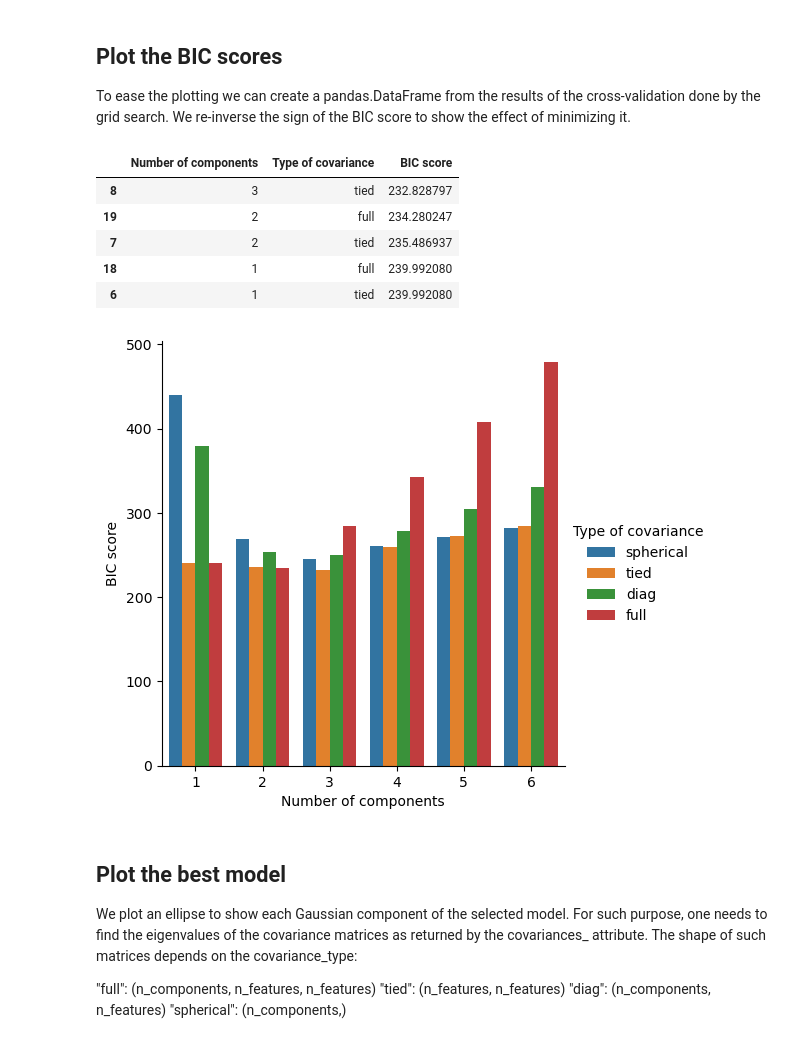
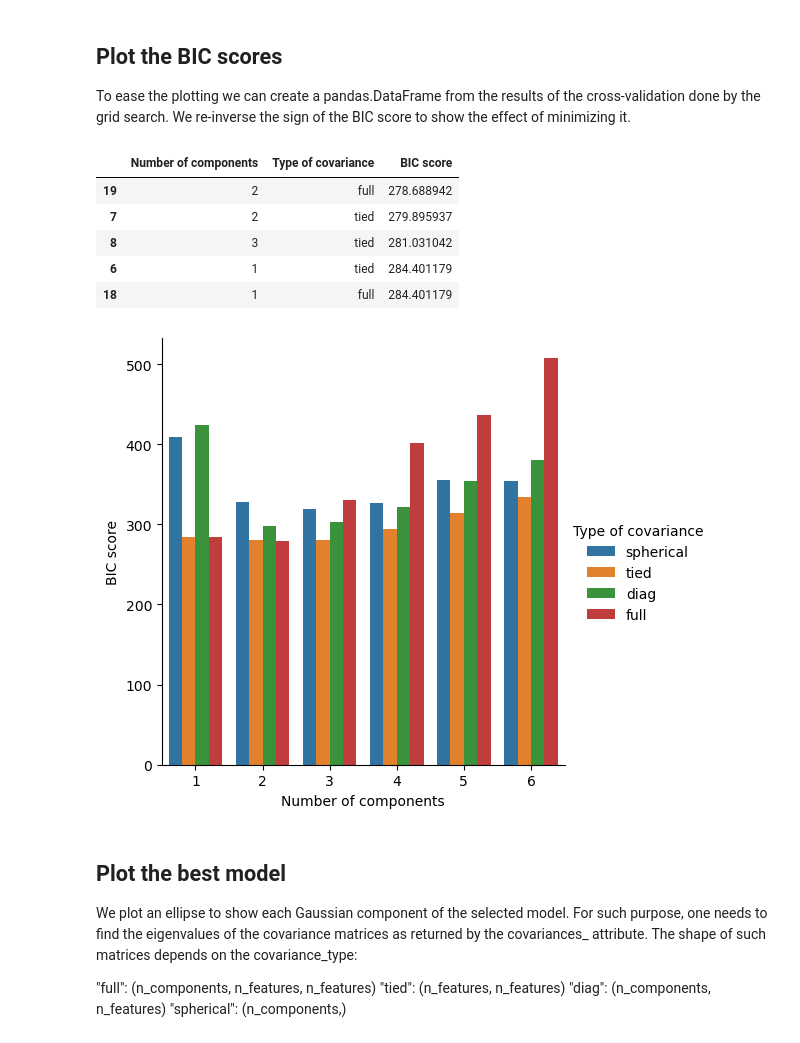
Before and after one commit to Seb125/Gaussian-Mixture-Model, a Jupyter notebook: notebooks_GMM_EM.ipynb, the cells around one changed output. Cells and saved outputs as stored; diff of their text form; code cells hidden in the pictures.

```diff
--- a/notebooks_GMM_EM.ipynb
+++ b/notebooks_GMM_EM.ipynb
@@ -94,5 +94,6 @@ $\Sigma_{1}' = \frac{\Sigma_{i=1...n} \: 1(y^{i} = 1) \: (x^{i} - \mu_{1}) \: (x
 It includes three iris species with 50 samples each as well as some properties of each flower. One flower species is linearly separable from the other two, but the other two are not linearly separable from each other.
 # %%
 import pandas as pd
+import numpy as np
 
-df = pd.read_csv(r'iris.csv')
+data = pd.read_csv(r'iris.csv')
@@ -101,7 +111,13 @@ df["species"].unique()
 # %% [output]
 array(['setosa', 'versicolor', 'virginica'], dtype=object)
 # %%
-X = df.iloc[:,0:4]
+X = data.iloc[:,0:4]
+# %%
+from sklearn import preprocessing
+import numpy as np
+
+scaler = preprocessing.StandardScaler().fit(X)
+X = scaler.transform(X)
 # %%
 X
 # %% [output]
@@ -272,38 +241,38 @@ grid_search.cv_results_
 
 To ease the plotting we can create a pandas.DataFrame from the results of the cross-validation done by the grid search. We re-inverse the sign of the BIC score to show the effect of minimizing it.
 # %%
-df = pd.DataFrame(grid_search.cv_results_)[
+df2 = pd.DataFrame(grid_search.cv_results_)[
     ["param_n_components", "param_covariance_type", "mean_test_score"]
 ]
-df["mean_test_score"] = -df["mean_test_score"]
-df = df.rename(
+df2["mean_test_score"] = -df2["mean_test_score"]
+df2 = df2.rename(
     columns={
         "param_n_components": "Number of components",
         "param_covariance_type": "Type of covariance",
         "mean_test_score": "BIC score",
     }
 )
-df.sort_values(by="BIC score").head()
+df2.sort_values(by="BIC score").head()
 # %% [output]
 |  | Number of components | Type of covariance | BIC score |
-| 8 | 3 | tied | 232.828797 |
-| 19 | 2 | full | 234.280247 |
-| 7 | 2 | tied | 235.486937 |
-| 18 | 1 | full | 239.992080 |
-| 6 | 1 | tied | 239.992080 |
+| 19 | 2 | full | 278.688942 |
+| 7 | 2 | tied | 279.895937 |
+| 8 | 3 | tied | 281.031042 |
+| 6 | 1 | tied | 284.401179 |
+| 18 | 1 | full | 284.401179 |
 # %%
 import seaborn as sns
 
 sns.catplot(
-    data=df,
+    data=df2,
     kind="bar",
     x="Number of components",
     y="BIC score",
     hue="Type of covariance",
 )
 plt.show()
 # %% [output]
-[figure, old version]
+[figure, new version]
 # %% [markdown]
 ## Plot the best model
 
```
Also changed, not shown: parts of 35 cells of this notebook.
